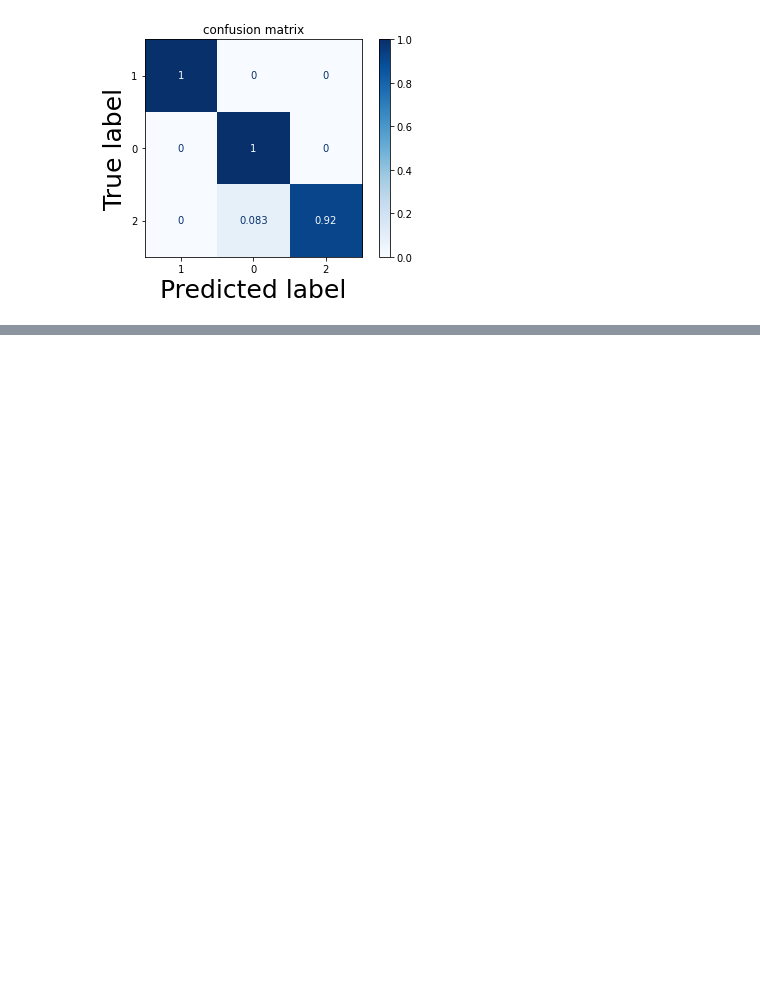
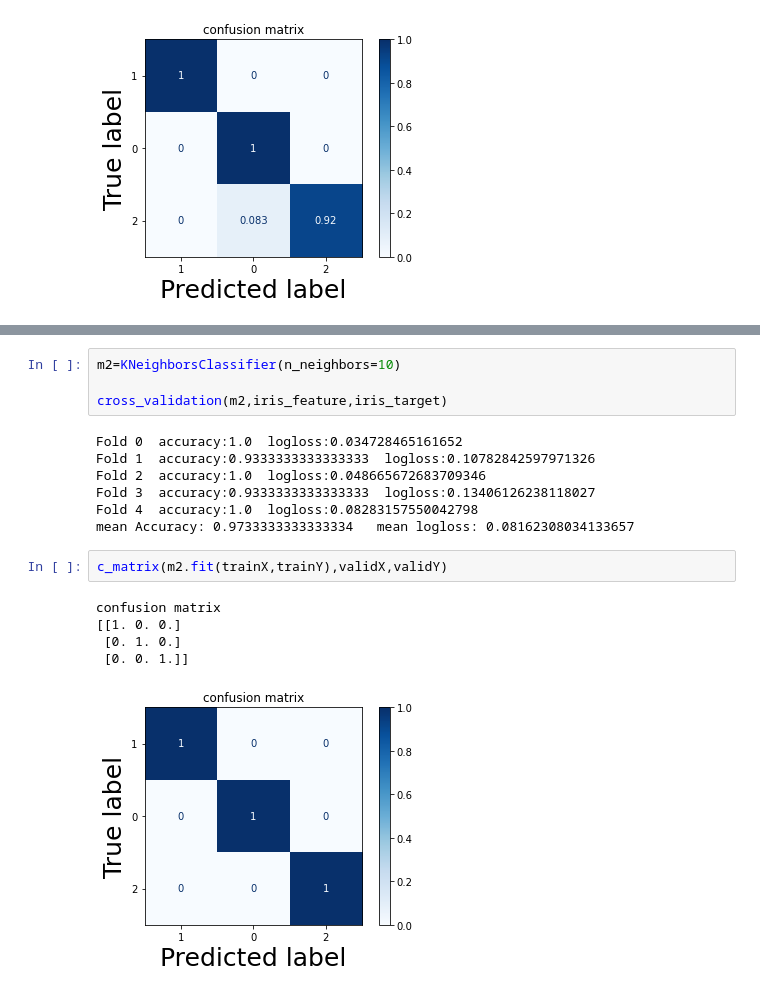
Before and after one commit to castleroad95/study, a Jupyter notebook: 지도학습.ipynb, the cells around one changed output, grey strips where cells are left out. Saved outputs shown, nothing was run; the diff lists cells and outputs as text; blank space fills up the shorter version.

```diff
--- a/지도학습.ipynb
+++ b/지도학습.ipynb
@@ -228,0 +319,19 @@ confusion matrix
+# %%
+m2=KNeighborsClassifier(n_neighbors=10)
+
+cross_validation(m2,iris_feature,iris_target)
+# %% [output]
+Fold 0  accuracy:1.0  logloss:0.034728465161652
+Fold 1  accuracy:0.9333333333333333  logloss:0.10782842597971326
+Fold 2  accuracy:1.0  logloss:0.048665672683709346
+Fold 3  accuracy:0.9333333333333333  logloss:0.13406126238118027
+Fold 4  accuracy:1.0  logloss:0.08283157550042798
+mean Accuracy: 0.9733333333333334   mean logloss: 0.08162308034133657
+# %%
+c_matrix(m2.fit(trainX,trainY),validX,validY)
+# %% [output]
+confusion matrix
+[[1. 0. 0.]
+ [0. 1. 0.]
+ [0. 0. 1.]]
+[figure, added]
```
Also changed, not shown: parts of 14 cells of this notebook.
